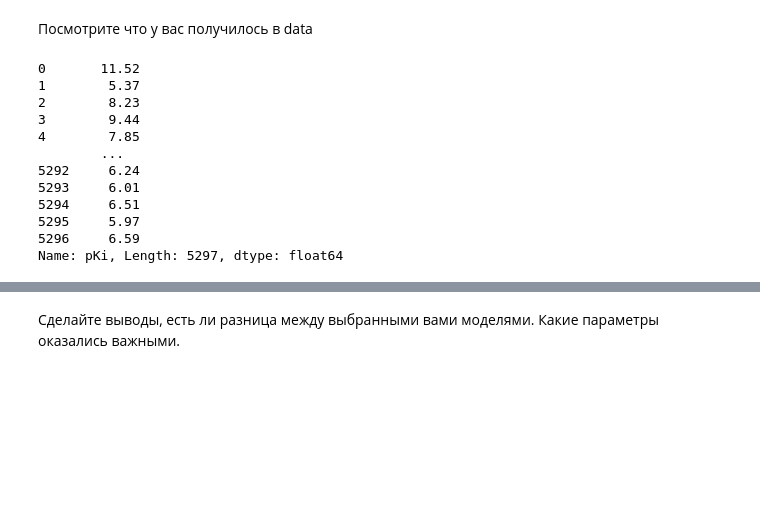
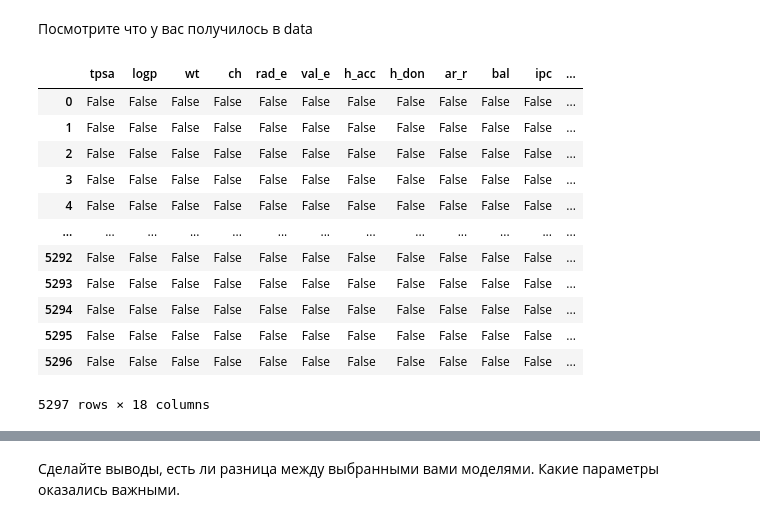
Before and after one commit to OblakoVShanah/iogen_ml, a Jupyter notebook: 7/BioML2022_Sem7b.ipynb, the cells around one changed output, grey strips where cells are left out. Drawn from its saved outputs; the diff is of its cells as text; code cells hidden in the pictures; blank space fills up the shorter version.

```diff
--- a/7/BioML2022_Sem7b.ipynb
+++ b/7/BioML2022_Sem7b.ipynb
@@ -267,21 +236,22 @@ data['pKi'] = df['pKi'].values.astype(float)
 data['smiles'] = df['SMILES'].values
 # %% [markdown]
 Посмотрите что у вас получилось в data
-# %%
-y
-# %% [output]
-0       11.52
-1        5.37
-2        8.23
-3        9.44
-4        7.85
-        ...
-5292     6.24
-5293     6.01
-5294     6.51
-5295     5.97
-5296     6.59
-Name: pKi, Length: 5297, dtype: float64
+# %%
+data.isna()
+# %% [output]
+|  | tpsa | logp | wt | ch | rad_e | val_e | h_acc | h_don | ar_r | bal | ipc | ... |
+| 0 | False | False | False | False | False | False | False | False | False | False | False | ... |
+| 1 | False | False | False | False | False | False | False | False | False | False | False | ... |
+| 2 | False | False | False | False | False | False | False | False | False | False | False | ... |
+| 3 | False | False | False | False | False | False | False | False | False | False | False | ... |
+| 4 | False | False | False | False | False | False | False | False | False | False | False | ... |
+| ... | ... | ... | ... | ... | ... | ... | ... | ... | ... | ... | ... | ... |
+| 5292 | False | False | False | False | False | False | False | False | False | False | False | ... |
+| 5293 | False | False | False | False | False | False | False | False | False | False | False | ... |
+| 5294 | False | False | False | False | False | False | False | False | False | False | False | ... |
+| 5295 | False | False | False | False | False | False | False | False | False | False | False | ... |
+| 5296 | False | False | False | False | False | False | False | False | False | False | False | ... |
+5297 rows × 18 columns
 # %%
 from sklearn.preprocessing import StandardScaler
 
```
Also changed, not shown: parts of 22 cells of this notebook, 6 other files.
